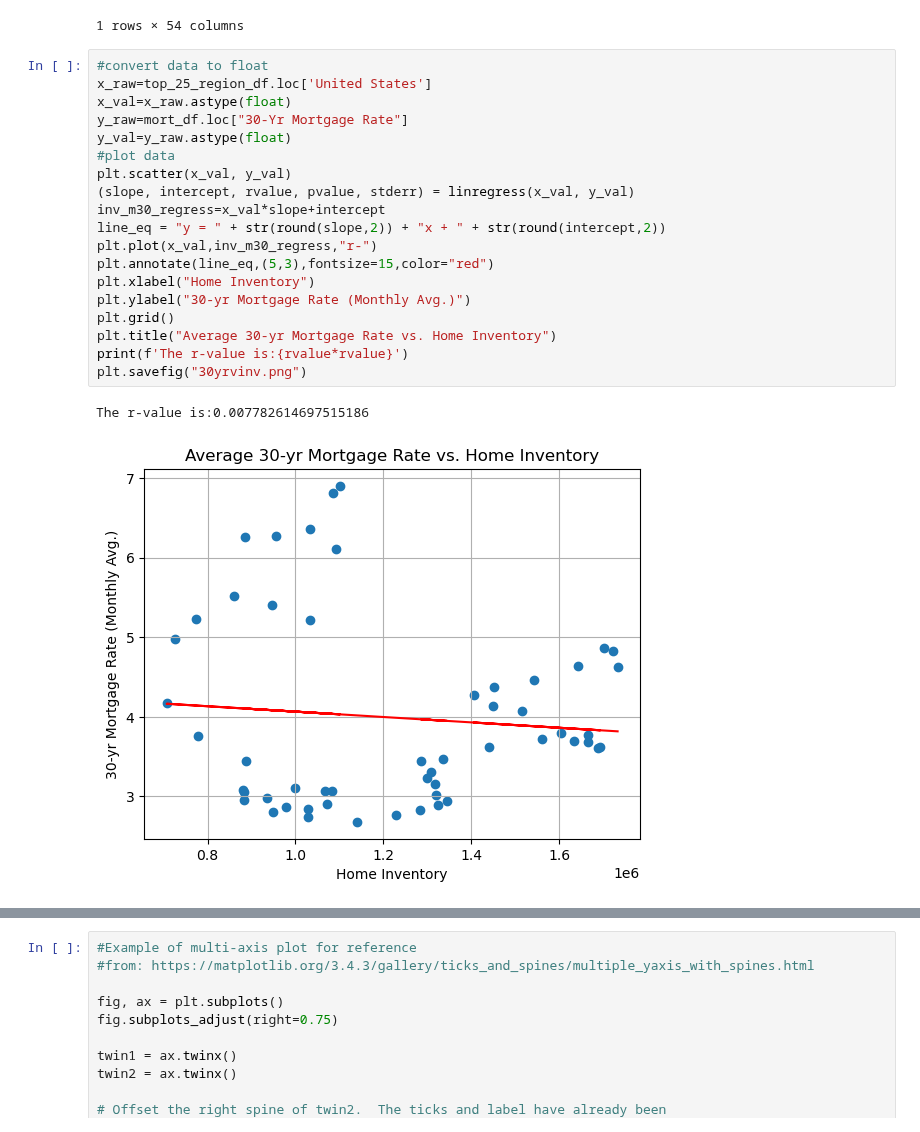
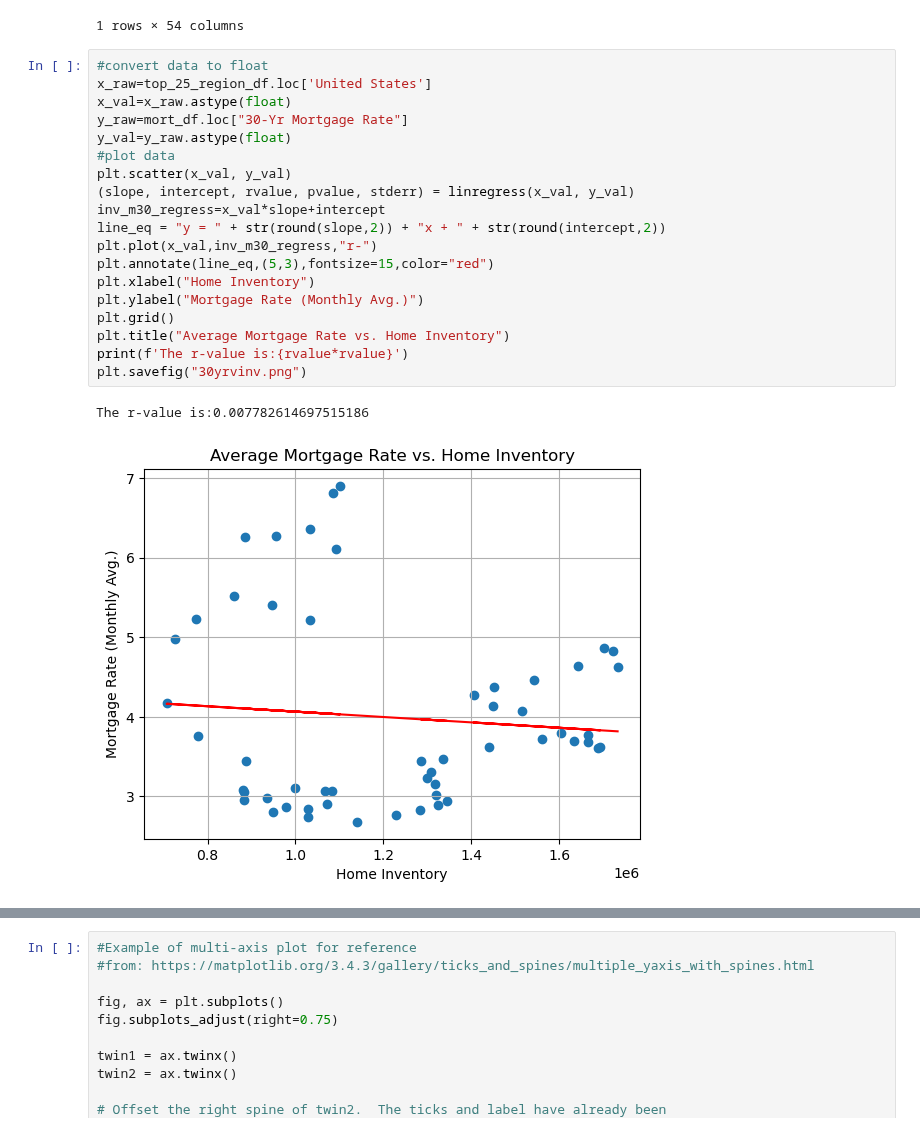
Before and after one commit to ceramicbull/Project-1-Repo, a Jupyter notebook: bens_analysis/For Sale Inventory.ipynb, the cells around one changed output, grey strips where cells are left out. Saved outputs shown, nothing was run; the diff lists cells and outputs as text.

```diff
--- a/bens_analysis/For Sale Inventory.ipynb
+++ b/bens_analysis/For Sale Inventory.ipynb
@@ -109,22 +110,22 @@ mort_df
 # %%
 #convert data to float
 x_raw=top_25_region_df.loc['United States']
 x_val=x_raw.astype(float)
 y_raw=mort_df.loc["30-Yr Mortgage Rate"]
 y_val=y_raw.astype(float)
 #plot data
 plt.scatter(x_val, y_val)
 (slope, intercept, rvalue, pvalue, stderr) = linregress(x_val, y_val)
 inv_m30_regress=x_val*slope+intercept
 line_eq = "y = " + str(round(slope,2)) + "x + " + str(round(intercept,2))
 plt.plot(x_val,inv_m30_regress,"r-")
 plt.annotate(line_eq,(5,3),fontsize=15,color="red")
 plt.xlabel("Home Inventory")
-plt.ylabel("30-yr Mortgage Rate (Monthly Avg.)")
+plt.ylabel("Mortgage Rate (Monthly Avg.)")
 plt.grid()
-plt.title("Average 30-yr Mortgage Rate vs. Home Inventory")
+plt.title("Average Mortgage Rate vs. Home Inventory")
 print(f'The r-value is:{rvalue*rvalue}')
 plt.savefig("30yrvinv.png")
 # %% [output]
 The r-value is:0.007782614697515186
-[figure, old version]
+[figure, new version]
```
Also changed, not shown: parts of 5 cells of this notebook, 4 other files.
